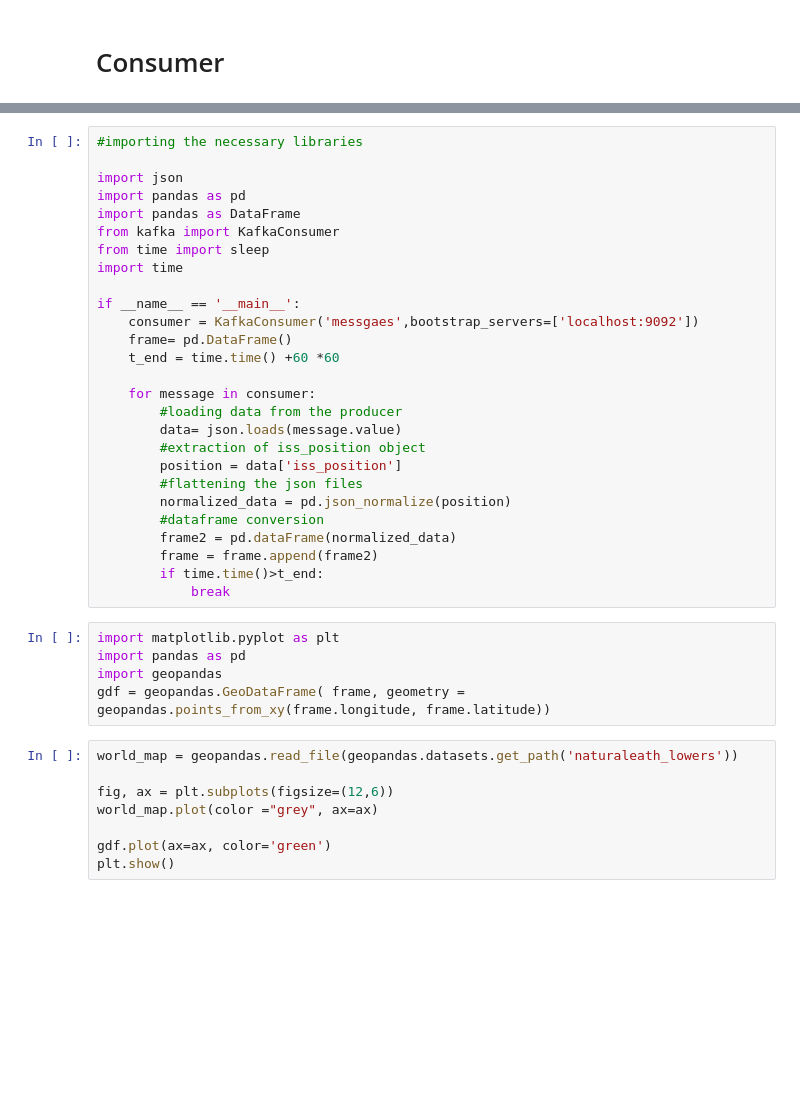
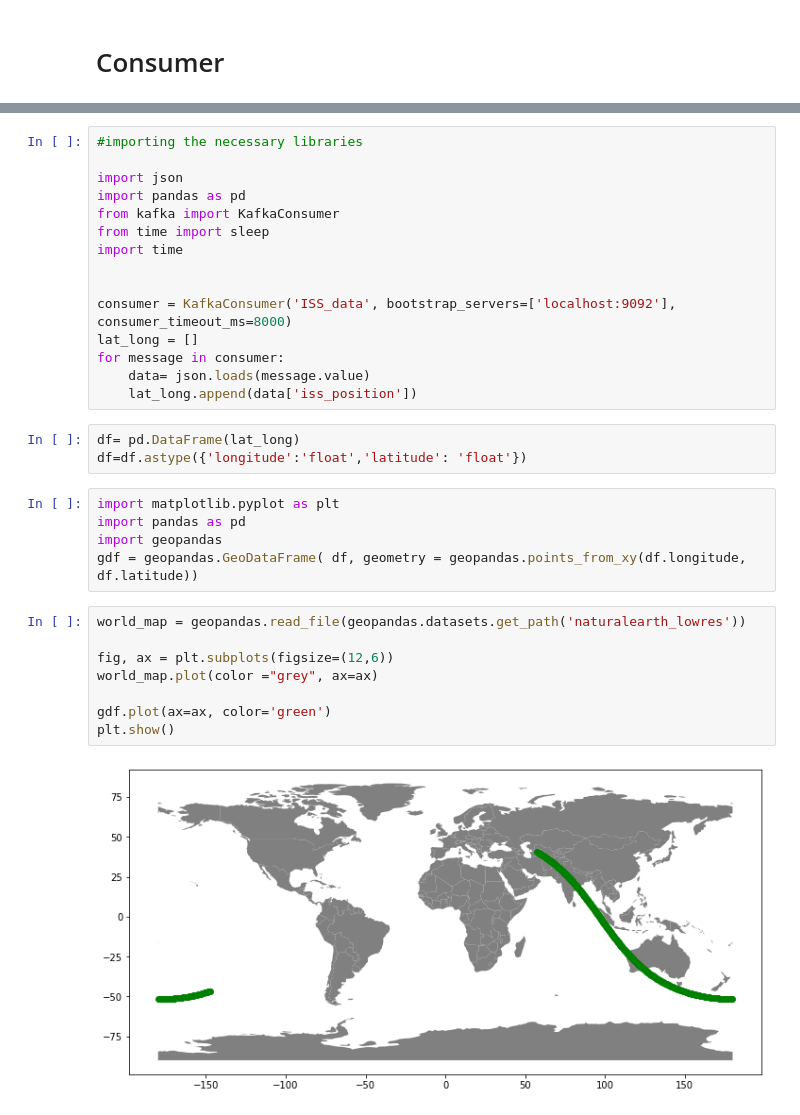
Before and after one commit to Utkarshika/Big-Data-603, a Jupyter notebook: Consumer.ipynb, the cells around one changed output, grey strips where cells are left out. Drawn from its saved outputs; the diff is of its cells as text; blank space fills up the shorter version.

Commit message:
uploaded consumer

```diff
--- a/Consumer.ipynb
+++ b/Consumer.ipynb
@@ -9,38 +7,31 @@ Requirement already satisfied: kafka in ./opt/anaconda3/lib/python3.8/site-packa
 
 import json
 import pandas as pd
-import pandas as DataFrame
 from kafka import KafkaConsumer
 from time import sleep
 import time
 
-if __name__ == '__main__':
-    consumer = KafkaConsumer('messgaes',bootstrap_servers=['localhost:9092'])
-    frame= pd.DataFrame()
-    t_end = time.time() +60 *60
 
-    for message in consumer:
-        #loading data from the producer
-        data= json.loads(message.value)
-        #extraction of iss_position object
-        position = data['iss_position']
-        #flattening the json files
-        normalized_data = pd.json_normalize(position)
-        #dataframe conversion
-        frame2 = pd.dataFrame(normalized_data)
-        frame = frame.append(frame2)
-        if time.time()>t_end:
-            break
+consumer = KafkaConsumer('ISS_data', bootstrap_servers=['localhost:9092'], consumer_timeout_ms=8000)
+lat_long = []
+for message in consumer:
+    data= json.loads(message.value)
+    lat_long.append(data['iss_position'])
+# %%
+df= pd.DataFrame(lat_long)
+df=df.astype({'longitude':'float','latitude': 'float'})
 # %%
 import matplotlib.pyplot as plt
 import pandas as pd
 import geopandas
-gdf = geopandas.GeoDataFrame( frame, geometry = geopandas.points_from_xy(frame.longitude, frame.latitude))
+gdf = geopandas.GeoDataFrame( df, geometry = geopandas.points_from_xy(df.longitude, df.latitude))
 # %%
-world_map = geopandas.read_file(geopandas.datasets.get_path('naturaleath_lowers'))
+world_map = geopandas.read_file(geopandas.datasets.get_path('naturalearth_lowres'))
 
 fig, ax = plt.subplots(figsize=(12,6))
 world_map.plot(color ="grey", ax=ax)
 
 gdf.plot(ax=ax, color='green')
 plt.show()
+# %% [output]
+[figure, added]
```
Also changed, not shown: parts of 1 cell of this notebook.
